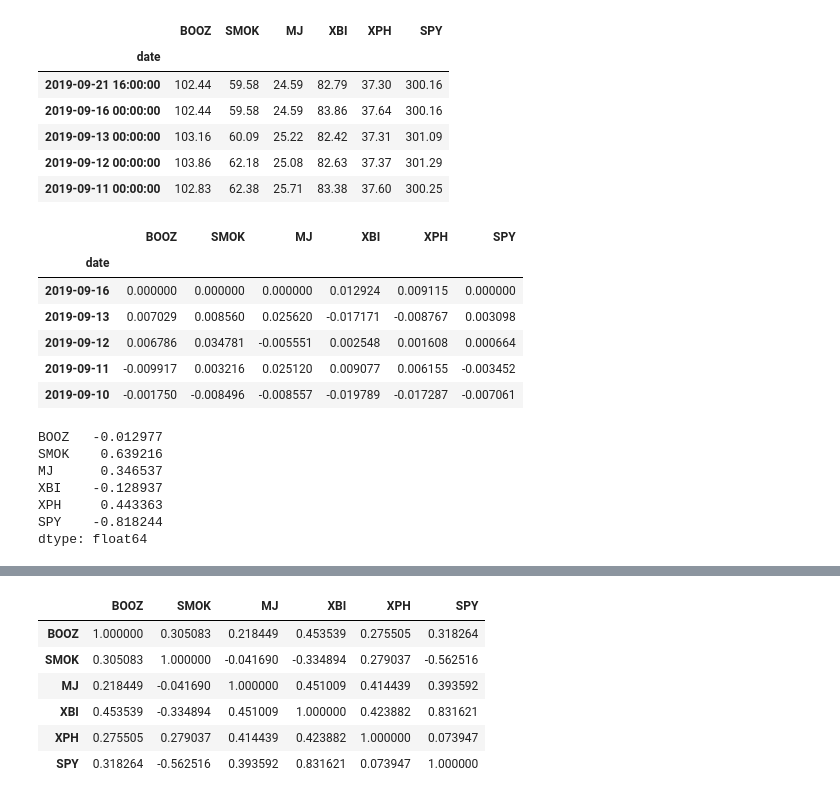
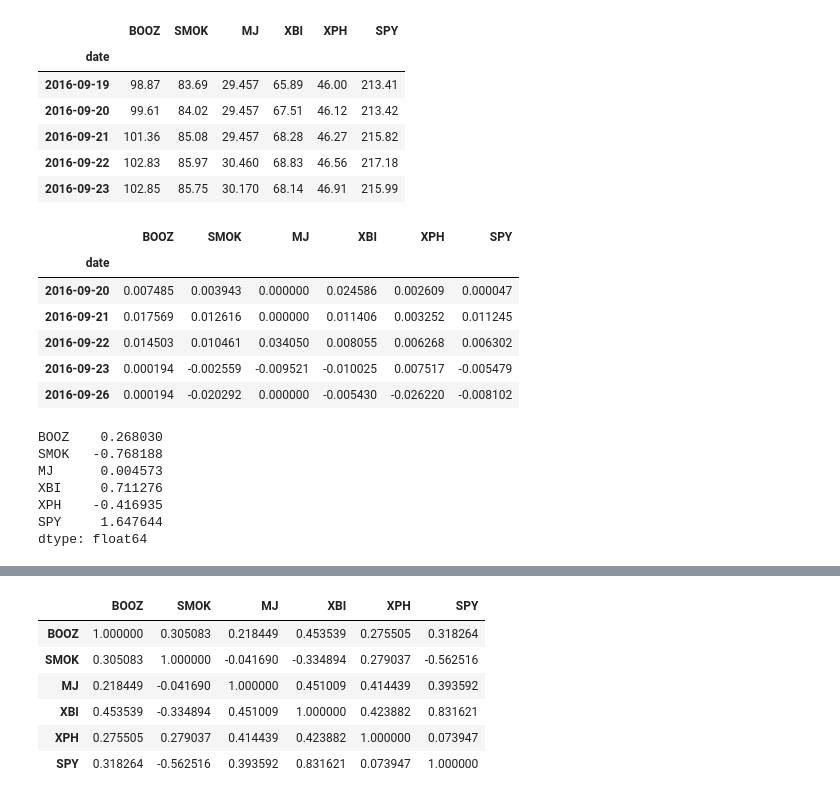
Before and after one commit to Briantaylor97/Cannabis-industry-analysis, a Jupyter notebook: MJ_index_compare.ipynb, the cells around one changed output, grey strips where cells are left out. Drawn from its saved outputs; the diff is of its cells as text; code cells hidden in the pictures.

```diff
--- a/MJ_index_compare.ipynb
+++ b/MJ_index_compare.ipynb
@@ -17,17 +20,18 @@ import hvplot.pandas
 # %%
 #read aggregate data csv
 aggregate_df= pd.read_csv("aggregate_data.csv")
 aggregate_df.set_index(pd.to_datetime(aggregate_df['date'], infer_datetime_format=True), inplace=True)
 aggregate_df.drop(columns=['date'], inplace=True)
-aggregate_df.head()
+agg_df_asc= aggregate_df.sort_index(ascending= True)
+agg_df_asc.head()
 # %% [output]
 |  | BOOZ | SMOK | MJ | XBI | XPH | SPY |
 | date |  |  |  |  |  |  |
-| 2019-09-21 16:00:00 | 102.44 | 59.58 | 24.59 | 82.79 | 37.30 | 300.16 |
-| 2019-09-16 00:00:00 | 102.44 | 59.58 | 24.59 | 83.86 | 37.64 | 300.16 |
-| 2019-09-13 00:00:00 | 103.16 | 60.09 | 25.22 | 82.42 | 37.31 | 301.09 |
-| 2019-09-12 00:00:00 | 103.86 | 62.18 | 25.08 | 82.63 | 37.37 | 301.29 |
-| 2019-09-11 00:00:00 | 102.83 | 62.38 | 25.71 | 83.38 | 37.60 | 300.25 |
+| 2016-09-19 | 98.87 | 83.69 | 29.457 | 65.89 | 46.00 | 213.41 |
+| 2016-09-20 | 99.61 | 84.02 | 29.457 | 67.51 | 46.12 | 213.42 |
+| 2016-09-21 | 101.36 | 85.08 | 29.457 | 68.28 | 46.27 | 215.82 |
+| 2016-09-22 | 102.83 | 85.97 | 30.460 | 68.83 | 46.56 | 217.18 |
+| 2016-09-23 | 102.85 | 85.75 | 30.170 | 68.14 | 46.91 | 215.99 |
 # %%
 #tickers_df.to_csv("MJ_index_data")
 # %%
@@ -35,27 +39,27 @@ aggregate_df.head()
 #tickers_df.head()
 # %%
 #calculate 2 year returns for indexes and drop nulls
-df_daily_returns = aggregate_df.pct_change().dropna()
+df_daily_returns = agg_df_asc.pct_change().dropna()
 df_daily_returns.head()
 # %% [output]
 |  | BOOZ | SMOK | MJ | XBI | XPH | SPY |
 | date |  |  |  |  |  |  |
-| 2019-09-16 | 0.000000 | 0.000000 | 0.000000 | 0.012924 | 0.009115 | 0.000000 |
-| 2019-09-13 | 0.007029 | 0.008560 | 0.025620 | -0.017171 | -0.008767 | 0.003098 |
-| 2019-09-12 | 0.006786 | 0.034781 | -0.005551 | 0.002548 | 0.001608 | 0.000664 |
-| 2019-09-11 | -0.009917 | 0.003216 | 0.025120 | 0.009077 | 0.006155 | -0.003452 |
-| 2019-09-10 | -0.001750 | -0.008496 | -0.008557 | -0.019789 | -0.017287 | -0.007061 |
+| 2016-09-20 | 0.007485 | 0.003943 | 0.000000 | 0.024586 | 0.002609 | 0.000047 |
+| 2016-09-21 | 0.017569 | 0.012616 | 0.000000 | 0.011406 | 0.003252 | 0.011245 |
+| 2016-09-22 | 0.014503 | 0.010461 | 0.034050 | 0.008055 | 0.006268 | 0.006302 |
+| 2016-09-23 | 0.000194 | -0.002559 | -0.009521 | -0.010025 | 0.007517 | -0.005479 |
+| 2016-09-26 | 0.000194 | -0.020292 | 0.000000 | -0.005430 | -0.026220 | -0.008102 |
 # %%
 # Calculate Sharpe Ratio
-sharpe_ratios = (df_daily_returns.mean() * 252) / (df_daily_returns.std() * np.sqrt(252))
+sharpe_ratios = (df_daily_returns.mean() * 756) / (df_daily_returns.std() * np.sqrt(756))
 sharpe_ratios
 # %% [output]
-BOOZ   -0.012977
-SMOK    0.639216
-MJ      0.346537
-XBI    -0.128937
-XPH     0.443363
-SPY    -0.818244
+BOOZ    0.268030
+SMOK   -0.768188
+MJ      0.004573
+XBI     0.711276
+XPH    -0.416935
+SPY     1.647644
 dtype: float64
 # %%
 # Plot sharpe ratios
```
Also changed, not shown: parts of 11 cells of this notebook.
